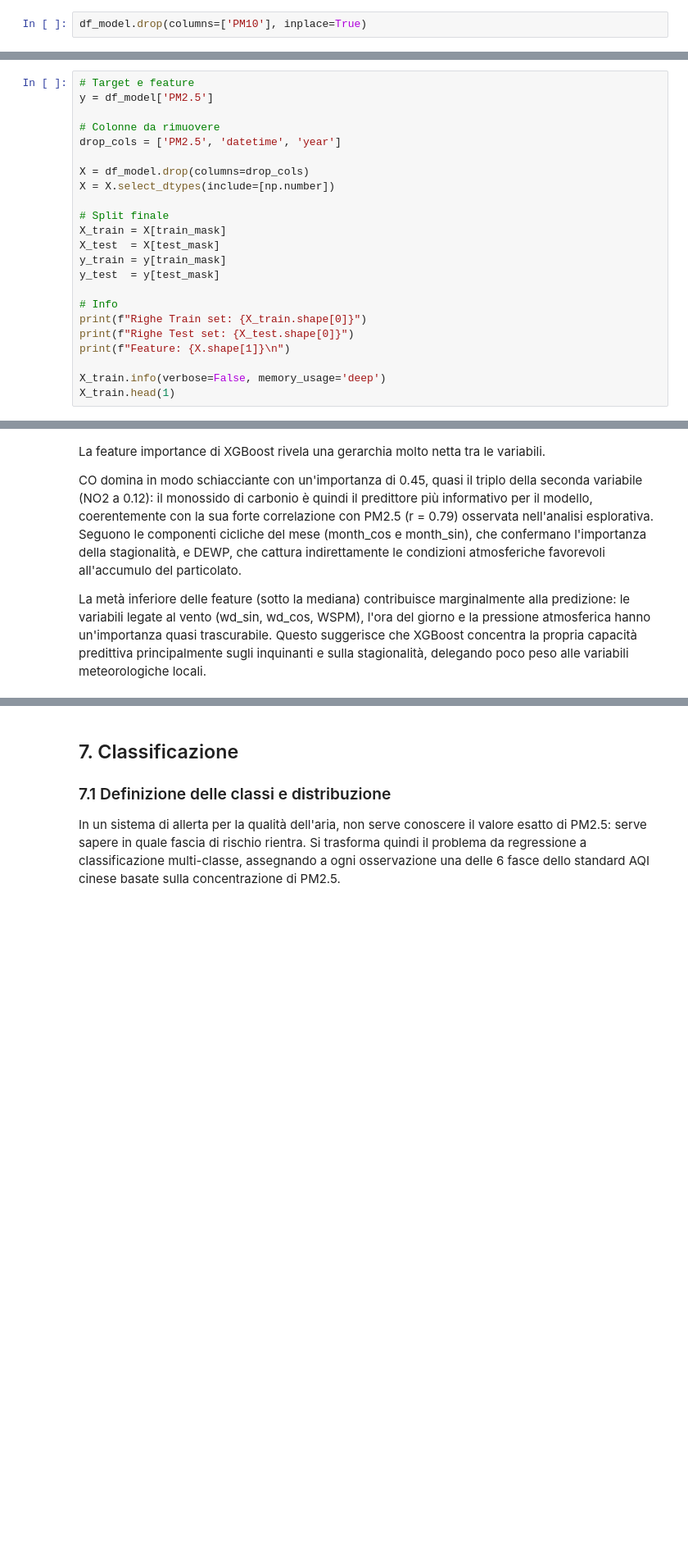
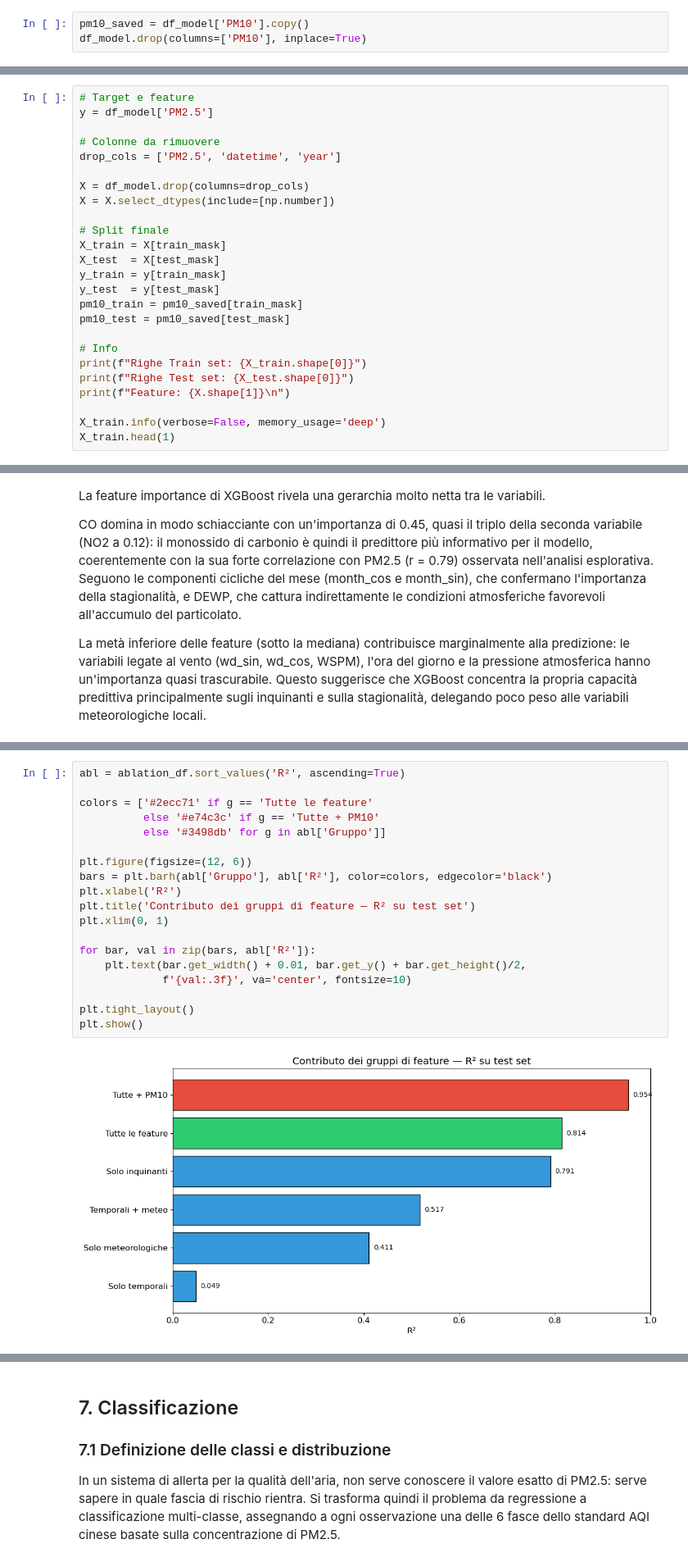
Before and after one commit to cirobassi11/air-quality-prediction, a Jupyter notebook: air_quality_prediction.ipynb, the cells around one changed output, grey strips where cells are left out. Shown at 82% size. Saved outputs shown, nothing was run; the diff lists cells and outputs as text; blank space fills up the shorter version.

```diff
--- a/air_quality_prediction.ipynb
+++ b/air_quality_prediction.ipynb
@@ -472,6 +472,7 @@ Righe rimosse: 750
 
 PM10 ha una correlazione di ~0.9 con il PM2.5 perché il PM2.5 è fisicamente un sottoinsieme del PM10. Includere PM10 come feature renderebbe la predizione banale: il modello si appoggerebbe quasi interamente su di esso ignorando gli altri predittori.
 # %%
+pm10_saved = df_model['PM10'].copy()
 df_model.drop(columns=['PM10'], inplace=True)
 # %% [markdown]
 ### 3.5 Split temporale
@@ -517,6 +518,8 @@ X_train = X[train_mask]
 X_test  = X[test_mask]
 y_train = y[train_mask]
 y_test  = y[test_mask]
+pm10_train = pm10_saved[train_mask]
+pm10_test = pm10_saved[test_mask]
 
 # Info
 print(f"Righe Train set: {X_train.shape[0]}")
@@ -1123,0 +1273,21 @@ La metà inferiore delle feature (sotto la mediana) contribuisce marginalmente a
+# %%
+abl = ablation_df.sort_values('R²', ascending=True)
+
+colors = ['#2ecc71' if g == 'Tutte le feature'
+          else '#e74c3c' if g == 'Tutte + PM10'
+          else '#3498db' for g in abl['Gruppo']]
+
+plt.figure(figsize=(12, 6))
+bars = plt.barh(abl['Gruppo'], abl['R²'], color=colors, edgecolor='black')
+plt.xlabel('R²')
+plt.title('Contributo dei gruppi di feature — R² su test set')
+plt.xlim(0, 1)
+
+for bar, val in zip(bars, abl['R²']):
+    plt.text(bar.get_width() + 0.01, bar.get_y() + bar.get_height()/2,
+             f'{val:.3f}', va='center', fontsize=10)
+
+plt.tight_layout()
+plt.show()
+# %% [output]
+[figure, added]
```
Also changed, not shown: parts of 45 cells of this notebook, 1 other file.
